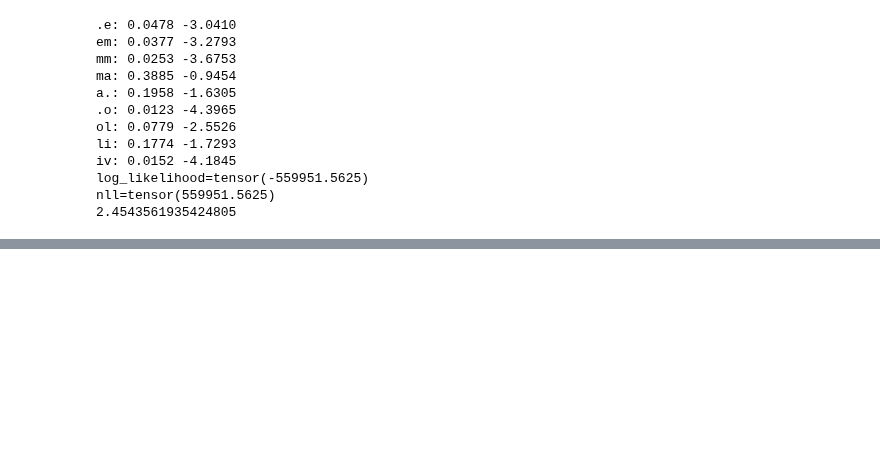
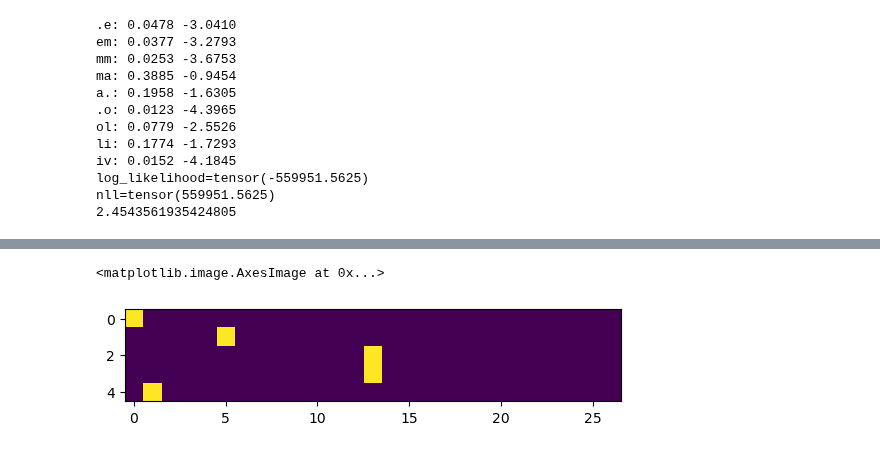
Before and after one commit to gg2001/nn-zero-to-hero, a Jupyter notebook: makemore.ipynb, the cells around one changed output, grey strips where cells are left out. Saved outputs shown, nothing was run; the diff lists cells and outputs as text; code cells hidden in the pictures; blank space fills up the shorter version.

```diff
--- a/makemore.ipynb
+++ b/makemore.ipynb
@@ -228,3 +229,15 @@ iv: 0.0152 -4.1845
 log_likelihood=tensor(-559951.5625)
 nll=tensor(559951.5625)
 2.4543561935424805
+# %%
+# Training set of bigrams (x, y)
+xs, ys = [], []
+
+for w in words[:1]:
+    chs = ["."] + list(w) + ["."]
+    for ch1, ch2 in zip(chs, chs[1:]):
+        ix1 = stoi[ch1]
+        ix2 = stoi[ch2]
+        print(ch1, ch2)
+        xs.append(ix1)
+        ys.append(ix2)
@@ -230,0 +250,8 @@ nll=tensor(559951.5625)
+# %%
+# torch.tensor automatically infers the datatype
+# torch.Tensor is float32 by default (and requires you to specify the datatype if required)
+xs = torch.tensor(xs)
+ys = torch.tensor(ys)
+print(xs)
+print(xs)
+print(ys)
@@ -230,0 +262,8 @@ nll=tensor(559951.5625)
+# %%
+# torch.nn.functional.one_hot
+# https://pytorch.org/docs/stable/generated/torch.nn.functional.one_hot.html
+# Converts tensor of shape [*] and returns a tensor of shape [*, num_classes]
+# e.g. [0, 1, 2] -> [[1, 0, 0], [0, 1, 0], [0, 0, 1]]
+xenc = F.one_hot(xs, num_classes=27).float()
+print(xenc.shape)
+print(xenc)
@@ -230,0 +282,5 @@ nll=tensor(559951.5625)
+# %%
+plt.imshow(xenc)
+# %% [output]
+<matplotlib.image.AxesImage at 0x...>
+[figure, added]
```
Also changed, not shown: parts of 5 cells of this notebook.
